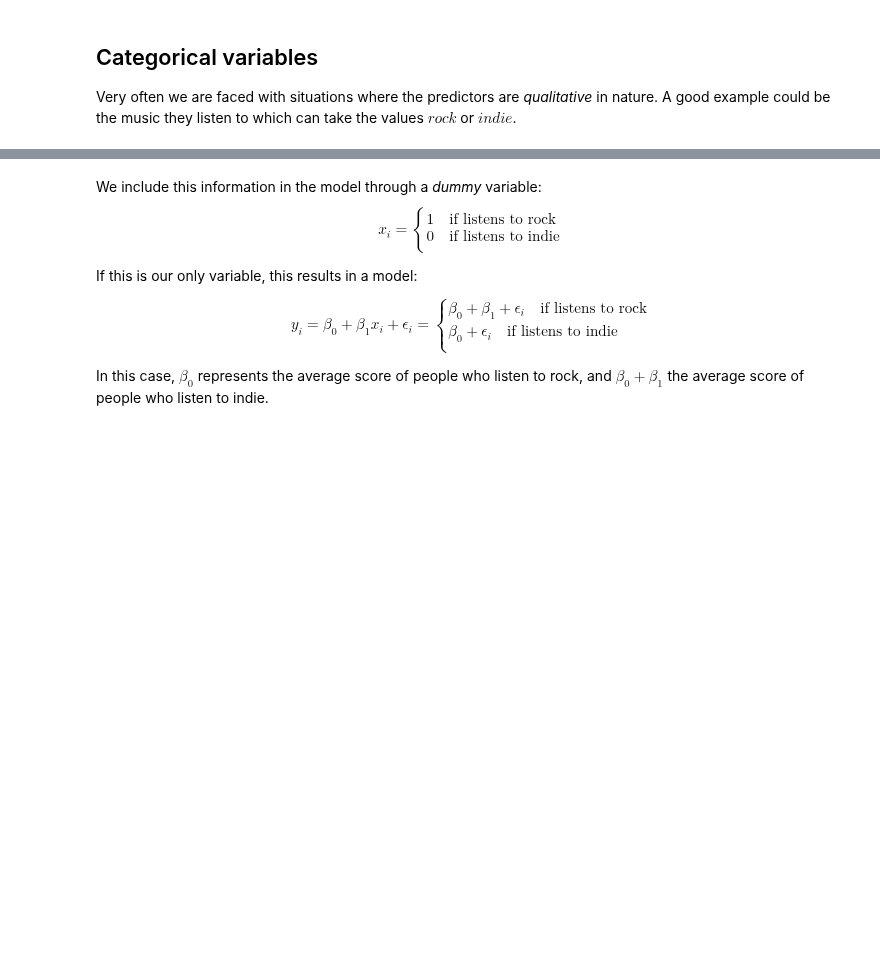
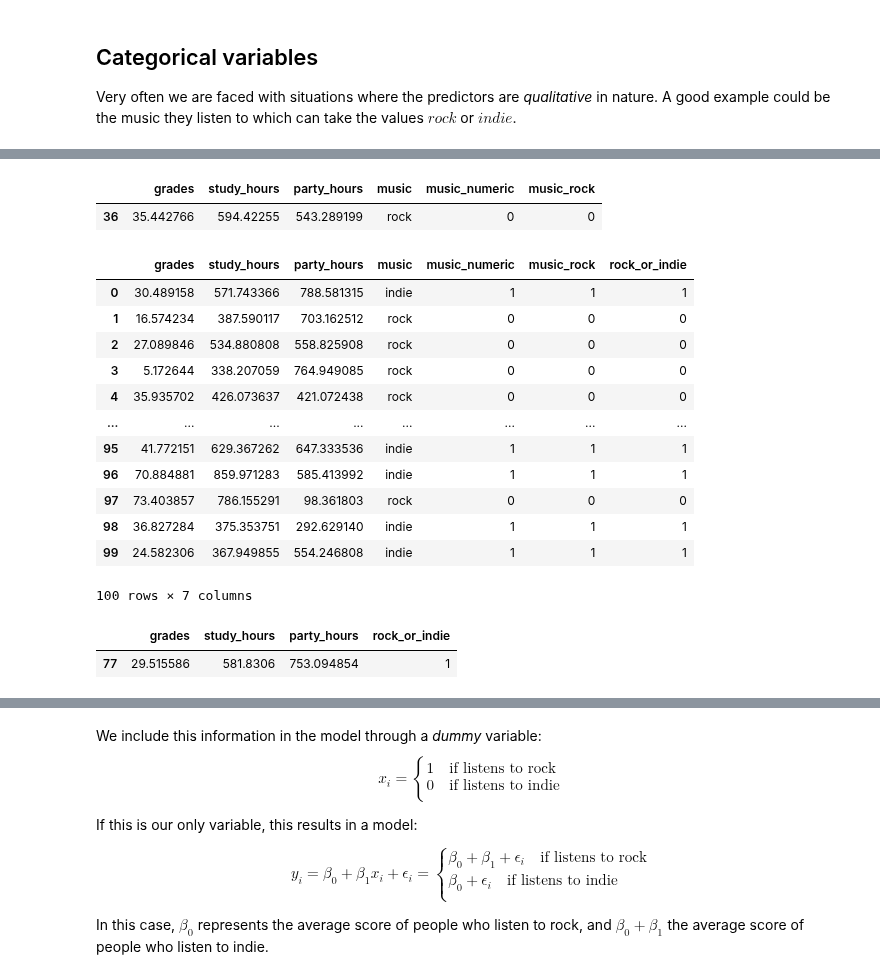
Before and after one commit to Ironhack-data-bcn-oct-2023/lectures, a Jupyter notebook: week-7/01 - Linear regression.ipynb, the cells around one changed output, grey strips where cells are left out. Saved outputs shown, nothing was run; the diff lists cells and outputs as text; code cells hidden in the pictures; blank space fills up the shorter version.

```diff
--- a/week-7/01 - Linear regression.ipynb
+++ b/week-7/01 - Linear regression.ipynb
@@ -532,0 +711,5 @@ The positive coefficient indicates that the correlation is positive (the more ho
+# %%
+y = beta_0 + study_hours * beta_1 + party_hours * beta_2 + np.random.normal(0, 5, 100)
+# %%
+data = pd.DataFrame({"grades": y, "study_hours": study_hours, "party_hours": party_hours})
+data
@@ -536,0 +795,2 @@ Very often we are faced with situations where the predictors are *qualitative* i
+# %%
+data["music"] = np.random.choice(["rock", "indie"], num_grades)
@@ -536,0 +813,25 @@ Very often we are faced with situations where the predictors are *qualitative* i
+# %%
+data["music_numeric"] = data["music"].apply(lambda x: 1 if x == "indie" else 0)
+data.sample()
+
+# if "indie", truthy
+# %% [output]
+|  | grades | study_hours | party_hours | music | music_numeric | music_rock |
+| 36 | 35.442766 | 594.42255 | 543.289199 | rock | 0 | 0 |
+# %%
+data["rock_or_indie"] = data.music.str.get_dummies("rock")
+data
+# %% [output]
+|  | grades | study_hours | party_hours | music | music_numeric | music_rock | rock_or_indie |
+| 0 | 30.489158 | 571.743366 | 788.581315 | indie | 1 | 1 | 1 |
+| 1 | 16.574234 | 387.590117 | 703.162512 | rock | 0 | 0 | 0 |
+| 2 | 27.089846 | 534.880808 | 558.825908 | rock | 0 | 0 | 0 |
+| 3 | 5.172644 | 338.207059 | 764.949085 | rock | 0 | 0 | 0 |
+| 4 | 35.935702 | 426.073637 | 421.072438 | rock | 0 | 0 | 0 |
+| ... | ... | ... | ... | ... | ... | ... | ... |
+| 95 | 41.772151 | 629.367262 | 647.333536 | indie | 1 | 1 | 1 |
+| 96 | 70.884881 | 859.971283 | 585.413992 | indie | 1 | 1 | 1 |
+| 97 | 73.403857 | 786.155291 | 98.361803 | rock | 0 | 0 | 0 |
+| 98 | 36.827284 | 375.353751 | 292.629140 | indie | 1 | 1 | 1 |
+| 99 | 24.582306 | 367.949855 | 554.246808 | indie | 1 | 1 | 1 |
+100 rows × 7 columns
@@ -536,0 +842,5 @@ Very often we are faced with situations where the predictors are *qualitative* i
+# %%
+data.sample()
+# %% [output]
+|  | grades | study_hours | party_hours | rock_or_indie |
+| 77 | 29.515586 | 581.8306 | 753.094854 | 1 |
```
Also changed, not shown: parts of 44 cells of this notebook.
